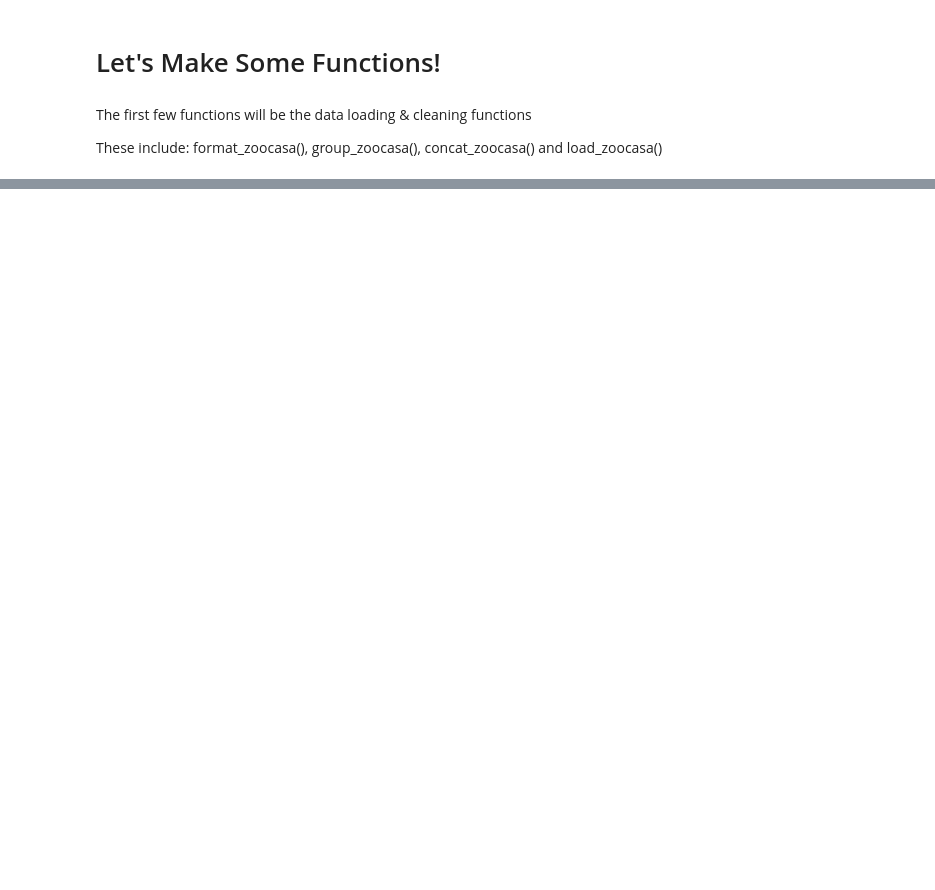
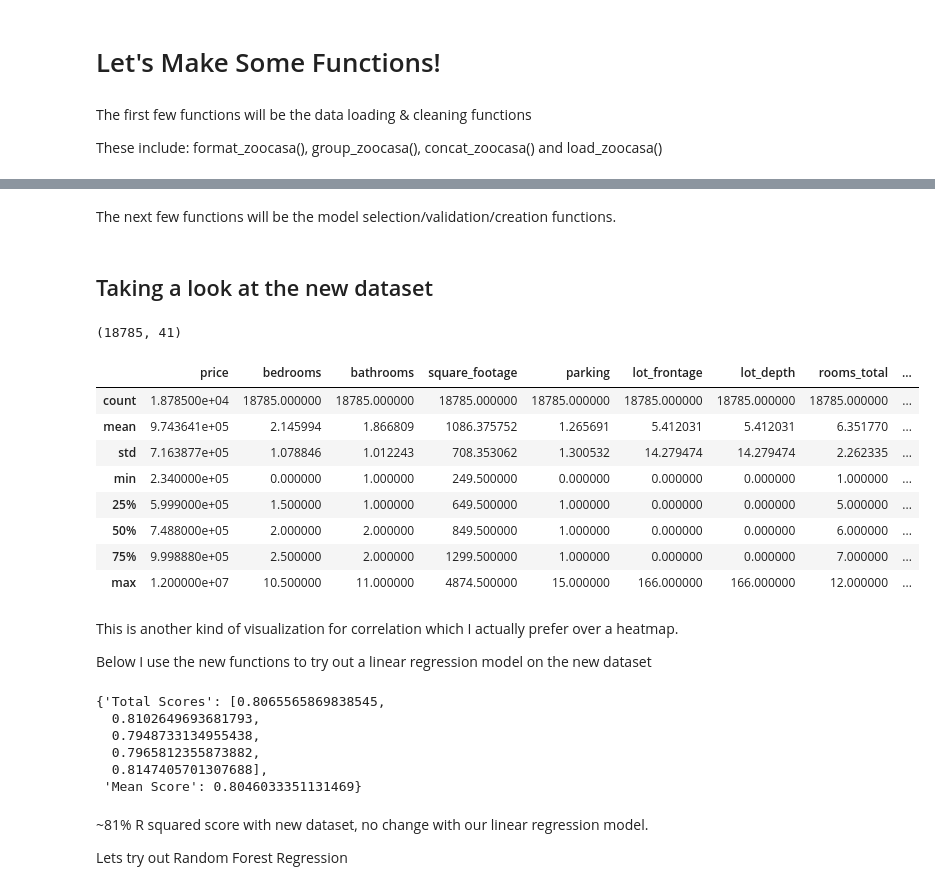
Before and after one commit to taipeik9/toronto-realestate, a Jupyter notebook: toronto-realestate.ipynb, the cells around one changed output, grey strips where cells are left out. Cells and saved outputs as stored; diff of their text form; code cells hidden in the pictures; blank space fills up the shorter version.

```diff
--- a/toronto-realestate.ipynb
+++ b/toronto-realestate.ipynb
@@ -447,18 +380,0 @@ def format_zoocasa(df: pd.DataFrame, condos_only: bool) -> pd.DataFrame:
-# %%
-def group_zoocasa(df: pd.DataFrame, condos_only: bool) -> pd.DataFrame:
-    """Groups together the 'type' and 'levels' columns to reduce number of features.
-
-    Args:
-        df (pd.DataFrame): formatted Zoocasa listing dataframe
-        condos_only (bool): if only condos in dataframe
-
-    Returns:
-        pd.DataFrame: _description_
-    """
-    # Included Levels: Apartment, 2-Storey, Stacked Townhse, Loft, 3-Storey, Multi-Level, Bachelor/Studio
-    df['levels'] = df['levels'][df['levels'].isin(['Apartment', '2-Storey', 'Stacked Townhse', 'Loft', '3-Storey', 'Multi-Level', 'Bachelor/Studio'])]
-
-    # Replacing all Garage types that are not: 'Undergrnd', 'None', 'Built-In', 'Attached', 'Surface' with "Other"
-    df['garage_type'][~df['garage_type'].isin(['Undergrnd', 'None', 'Built-In', 'Attached', 'Surface', 'Other'])] = 'Other'
-
-    return df
@@ -499,4 +380,0 @@ df = concat_zoocasa(df_list)
-# %%
-df = format_zoocasa(df, condos_only=True)
-# %%
-df = group_zoocasa(df, condos_only=True)
@@ -666,0 +506,2 @@ r2_score(test_df[~(abs(test_df['off_by']) > 200000)]['price'], test_df[~(abs(tes
+# %% [markdown]
+The next few functions will be the model selection/validation/creation functions.
@@ -666,0 +587,27 @@ r2_score(test_df[~(abs(test_df['off_by']) > 200000)]['price'], test_df[~(abs(tes
+# %% [markdown]
+## Taking a look at the new dataset
+# %%
+data_locations = ['data/zoocasa-feb-2-sold.csv', 'data/zoocasa-feb-2-available.csv']
+df_list = load_zoocasa(data_locations)
+df = concat_zoocasa(df_list)
+
+df = format_zoocasa(df)
+# %%
+df.shape # ~6 times more valid listings than the last dataset
+# %% [output]
+(18785, 41)
+# %%
+features = ['price', 'bedrooms', 'bathrooms', 'square_footage', 'parking', 'type', 'heating', 'heating_fuel', 'lot_frontage',
+       'lot_depth', 'ac', 'exterior', 'driveway_type', 'basement_type', 'levels', 'rooms_total', 'rooms_dimensions', 'fsa', 'dis_from_tor']
+
+df[features].describe()
+# %% [output]
+|  | price | bedrooms | bathrooms | square_footage | parking | lot_frontage | lot_depth | rooms_total | ... |
+| count | 1.878500e+04 | 18785.000000 | 18785.000000 | 18785.000000 | 18785.000000 | 18785.000000 | 18785.000000 | 18785.000000 | ... |
+| mean | 9.743641e+05 | 2.145994 | 1.866809 | 1086.375752 | 1.265691 | 5.412031 | 5.412031 | 6.351770 | ... |
+| std | 7.163877e+05 | 1.078846 | 1.012243 | 708.353062 | 1.300532 | 14.279474 | 14.279474 | 2.262335 | ... |
+| min | 2.340000e+05 | 0.000000 | 1.000000 | 249.500000 | 0.000000 | 0.000000 | 0.000000 | 1.000000 | ... |
+| 25% | 5.999000e+05 | 1.500000 | 1.000000 | 649.500000 | 1.000000 | 0.000000 | 0.000000 | 5.000000 | ... |
+| 50% | 7.488000e+05 | 2.000000 | 2.000000 | 849.500000 | 1.000000 | 0.000000 | 0.000000 | 6.000000 | ... |
+| 75% | 9.998880e+05 | 2.500000 | 2.000000 | 1299.500000 | 1.000000 | 0.000000 | 0.000000 | 7.000000 | ... |
+| max | 1.200000e+07 | 10.500000 | 11.000000 | 4874.500000 | 15.000000 | 166.000000 | 166.000000 | 12.000000 | ... |
@@ -666,0 +616,4 @@ r2_score(test_df[~(abs(test_df['off_by']) > 200000)]['price'], test_df[~(abs(tes
+# %% [markdown]
+This is another kind of visualization for correlation which I actually prefer over a heatmap.
+
+Below I use the new functions to try out a linear regression model on the new dataset
@@ -666,0 +626,14 @@ r2_score(test_df[~(abs(test_df['off_by']) > 200000)]['price'], test_df[~(abs(tes
+# %%
+features = ['price', 'bedrooms', 'bathrooms', 'square_footage', 'parking', 'rooms_total', 'type', 'levels', 'fsa']
+cv_kfold(df, features, LinearRegression())
+# %% [output]
+{'Total Scores': [0.8065565869838545,
+  0.8102649693681793,
+  0.7948733134955438,
+  0.7965812355873882,
+  0.8147405701307688],
+ 'Mean Score': 0.8046033351131469}
+# %% [markdown]
+~81% R squared score with new dataset, no change with our linear regression model.
+
+Lets try out Random Forest Regression
```
Also changed, not shown: parts of 94 cells of this notebook, 1 other file.
